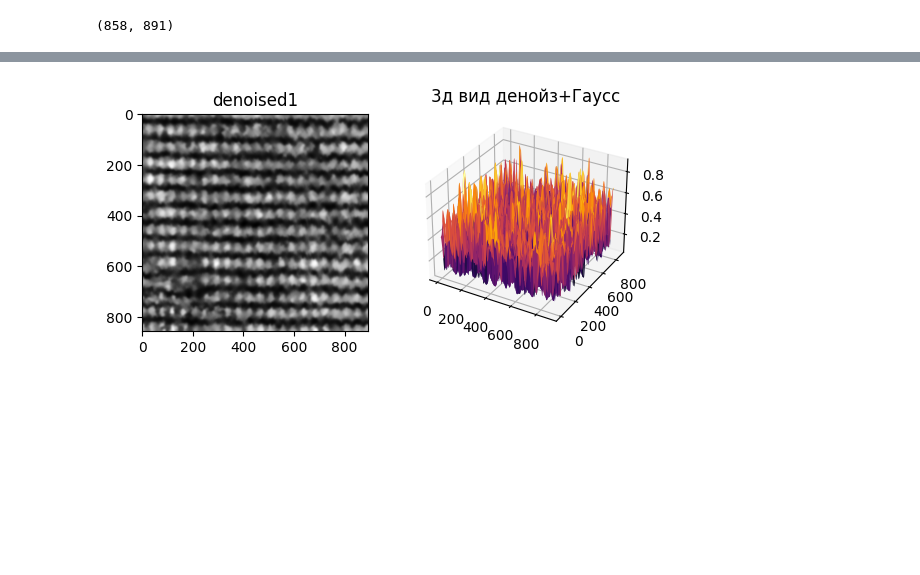
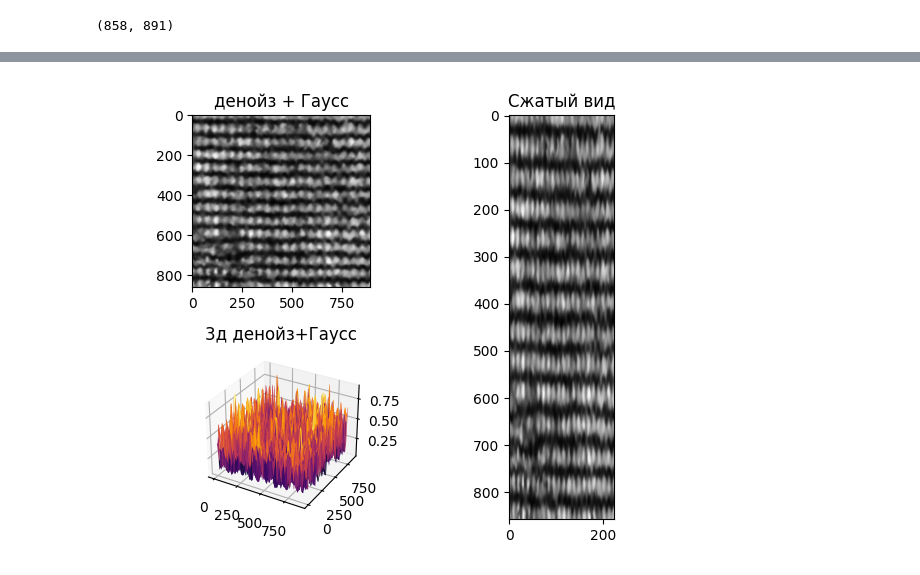
Before and after one commit to VSngg/filter_interferogram, a Jupyter notebook: filter.ipynb, the cells around one changed output, grey strips where cells are left out. Cells and saved outputs as stored; diff of their text form; code cells hidden in the pictures; blank space fills up the shorter version.

```diff
--- a/filter.ipynb
+++ b/filter.ipynb
@@ -8,5 +9,5 @@ import numpy as np
 # %%
-img = io.imread("./1.png", as_gray=True)
+img = io.imread("images/1.png", as_gray=True)
 # %%
 denoisedImg = denoise_nl_means(img, fast_mode=True, h=0.2)
 
@@ -48,0 +29,10 @@ array([[0.41670609, 0.42968413],
+# %%
+results = []
+
+for i in range(0, denoisedGaussian.shape[1], 4):
+    mean = denoisedGaussian[:, i:i+4].mean(axis=1)
+    results.append(mean)
+
+new = np.column_stack(results)
+
+print(new)
@@ -57,22 +55,27 @@ z = target_plot
 # %%
 #######################
 # ПОСТРОЕНИЕ ГРАФИКОВ #
 #######################
 
 fig = plt.figure()
 
-ax=fig.add_subplot(121)
+ax=fig.add_subplot(221)
 ax.imshow(denoisedGaussian, cmap='gray')
-ax.set_title("denoised1")
+ax.set_title("денойз + Гаусс")
 
 # ax=fig.add_subplot(212)
 # ax.imshow(img, cmap='gray')
 # ax.set_title("original")
 
-ax=fig.add_subplot(122, projection='3d')
+ax=fig.add_subplot(223, projection='3d')
 ax.plot_surface(x, y ,z, cmap ='inferno')
-ax.set_title("3д вид денойз+Гаусс")
+ax.set_title("3д денойз+Гаусс")
 
+ax=fig.add_subplot(122)
+ax.imshow(new, cmap='gray')
+ax.set_title("Сжатый вид")
+
+fig.tight_layout()
 plt.show()
 # %% [output]
-[figure, old version]
+[figure, new version]
```
Also changed, not shown: parts of 4 cells of this notebook, 1 other file.
